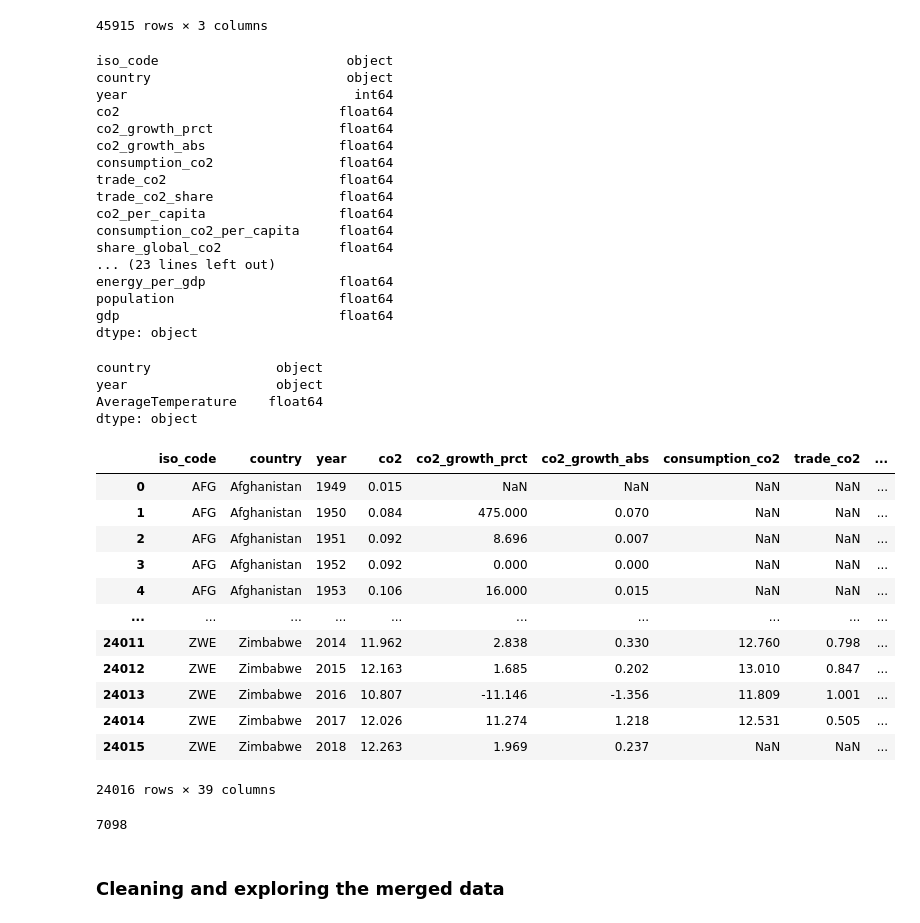
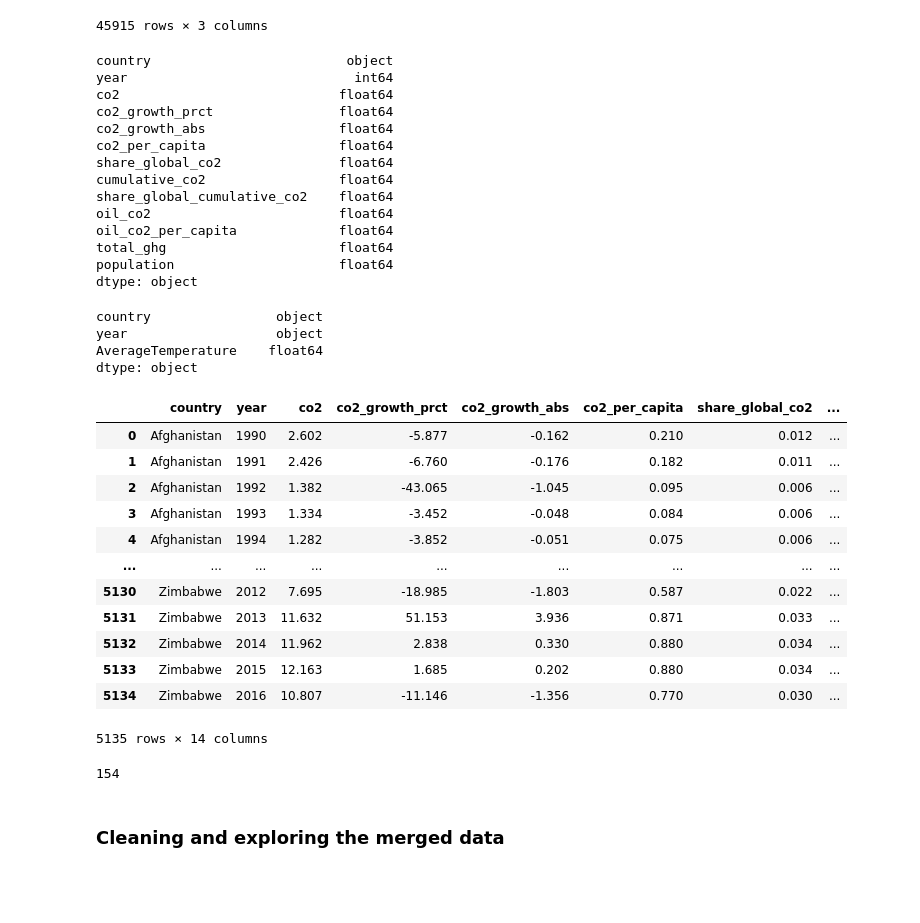
Before and after one commit to CUDAEnviron/Environmental_Proj, a Jupyter notebook: cleaning and exploratory analysis.ipynb, the cells around one changed output. Drawn from its saved outputs; the diff is of its cells as text; code cells hidden in the pictures; blank space fills up the shorter version.

Commit message:
exploring co2 data and cleaning

```diff
--- a/cleaning and exploratory analysis.ipynb
+++ b/cleaning and exploratory analysis.ipynb
@@ -41,0 +65,4 @@ temps_df
+# %%
+#Drop columns with NAs over 30%
+co2_df = co2_df.drop(['iso_code', 'consumption_co2', 'trade_co2','trade_co2_share', 'consumption_co2_per_capita', 'co2_per_gdp','consumption_co2_per_gdp','co2_per_unit_energy','cement_co2','coal_co2','flaring_co2','gas_co2', 'cement_co2_per_capita','coal_co2_per_capita','flaring_co2_per_capita','gas_co2_per_capita', 'ghg_per_capita','methane', 'methane_per_capita','nitrous_oxide','nitrous_oxide_per_capita','primary_energy_consumption','energy_per_capita','energy_per_gdp', 'gdp'], axis=1)
+co2_df
@@ -41,0 +83,4 @@ temps_df
+# %%
+#drop NAs
+clean_co2_df = co2_df.dropna()
+clean_co2_df
@@ -132,24 +191,21 @@ clean_temps
 | 45914 | Ã…land | 2013 | 6.229750 |
 45915 rows × 3 columns
 # %%
-co2_df.dtypes
+clean_co2_df.dtypes
 # %% [output]
-iso_code                        object
 country                         object
 year                             int64
 co2                            float64
 co2_growth_prct                float64
 co2_growth_abs                 float64
-consumption_co2                float64
-trade_co2                      float64
-trade_co2_share                float64
 co2_per_capita                 float64
-consumption_co2_per_capita     float64
 share_global_co2               float64
-... (23 lines left out)
-energy_per_gdp                 float64
+cumulative_co2                 float64
+share_global_cumulative_co2    float64
+oil_co2                        float64
+oil_co2_per_capita             float64
+total_ghg                      float64
 population                     float64
-gdp                            float64
 dtype: object
 # %%
 clean_temps.dtypes
@@ -163,25 +219,25 @@ dtype: object
 clean_temps['year'] = clean_temps['year'].astype(int)
 # %%
 #merge temp and co2 dataframes
-co2_temp = pd.merge(co2_df, clean_temps, how='left',on = ['country', 'year'])
+co2_temp = pd.merge(clean_co2_df, clean_temps, how='left',on = ['country', 'year'])
 co2_temp
 # %% [output]
-|  | iso_code | country | year | co2 | co2_growth_prct | co2_growth_abs | consumption_co2 | trade_co2 | ... |
-| 0 | AFG | Afghanistan | 1949 | 0.015 | NaN | NaN | NaN | NaN | ... |
-| 1 | AFG | Afghanistan | 1950 | 0.084 | 475.000 | 0.070 | NaN | NaN | ... |
-| 2 | AFG | Afghanistan | 1951 | 0.092 | 8.696 | 0.007 | NaN | NaN | ... |
-| 3 | AFG | Afghanistan | 1952 | 0.092 | 0.000 | 0.000 | NaN | NaN | ... |
-| 4 | AFG | Afghanistan | 1953 | 0.106 | 16.000 | 0.015 | NaN | NaN | ... |
-| ... | ... | ... | ... | ... | ... | ... | ... | ... | ... |
-| 24011 | ZWE | Zimbabwe | 2014 | 11.962 | 2.838 | 0.330 | 12.760 | 0.798 | ... |
-| 24012 | ZWE | Zimbabwe | 2015 | 12.163 | 1.685 | 0.202 | 13.010 | 0.847 | ... |
-| 24013 | ZWE | Zimbabwe | 2016 | 10.807 | -11.146 | -1.356 | 11.809 | 1.001 | ... |
-| 24014 | ZWE | Zimbabwe | 2017 | 12.026 | 11.274 | 1.218 | 12.531 | 0.505 | ... |
-| 24015 | ZWE | Zimbabwe | 2018 | 12.263 | 1.969 | 0.237 | NaN | NaN | ... |
+|  | country | year | co2 | co2_growth_prct | co2_growth_abs | co2_per_capita | share_global_co2 | ... |
+| 0 | Afghanistan | 1990 | 2.602 | -5.877 | -0.162 | 0.210 | 0.012 | ... |
+| 1 | Afghanistan | 1991 | 2.426 | -6.760 | -0.176 | 0.182 | 0.011 | ... |
+| 2 | Afghanistan | 1992 | 1.382 | -43.065 | -1.045 | 0.095 | 0.006 | ... |
+| 3 | Afghanistan | 1993 | 1.334 | -3.452 | -0.048 | 0.084 | 0.006 | ... |
+| 4 | Afghanistan | 1994 | 1.282 | -3.852 | -0.051 | 0.075 | 0.006 | ... |
+| ... | ... | ... | ... | ... | ... | ... | ... | ... |
+| 5130 | Zimbabwe | 2012 | 7.695 | -18.985 | -1.803 | 0.587 | 0.022 | ... |
+| 5131 | Zimbabwe | 2013 | 11.632 | 51.153 | 3.936 | 0.871 | 0.033 | ... |
+| 5132 | Zimbabwe | 2014 | 11.962 | 2.838 | 0.330 | 0.880 | 0.034 | ... |
+| 5133 | Zimbabwe | 2015 | 12.163 | 1.685 | 0.202 | 0.880 | 0.034 | ... |
+| 5134 | Zimbabwe | 2016 | 10.807 | -11.146 | -1.356 | 0.770 | 0.030 | ... |
-24016 rows × 39 columns
+5135 rows × 14 columns
 # %%
 co2_temp['AverageTemperature'].isna().sum()
 # %% [output]
-7098
+154
 # %%
 #export new combined dataframe as csv
```
Also changed, not shown: parts of 8 cells of this notebook, 1 other file.
